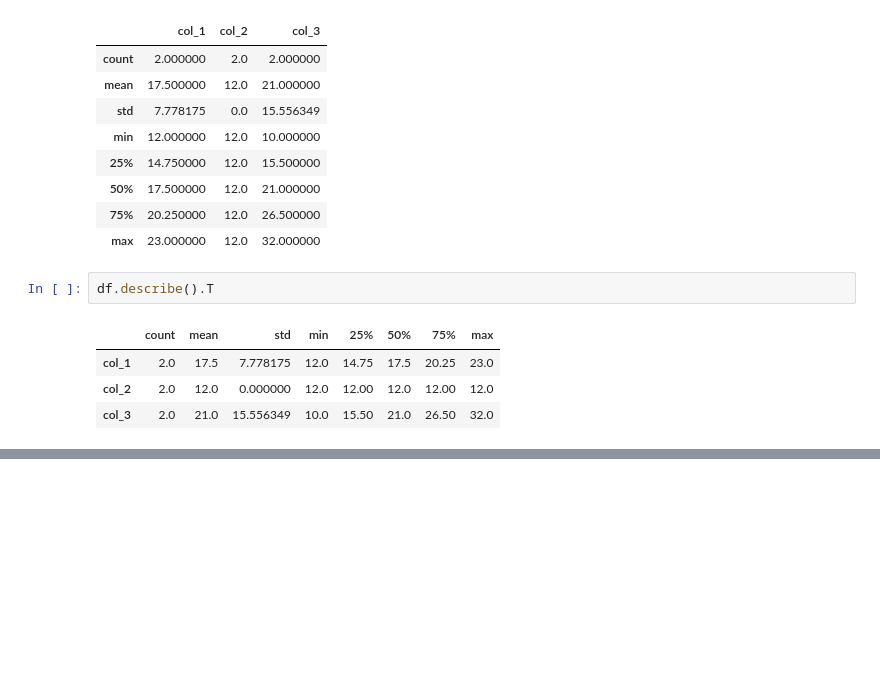
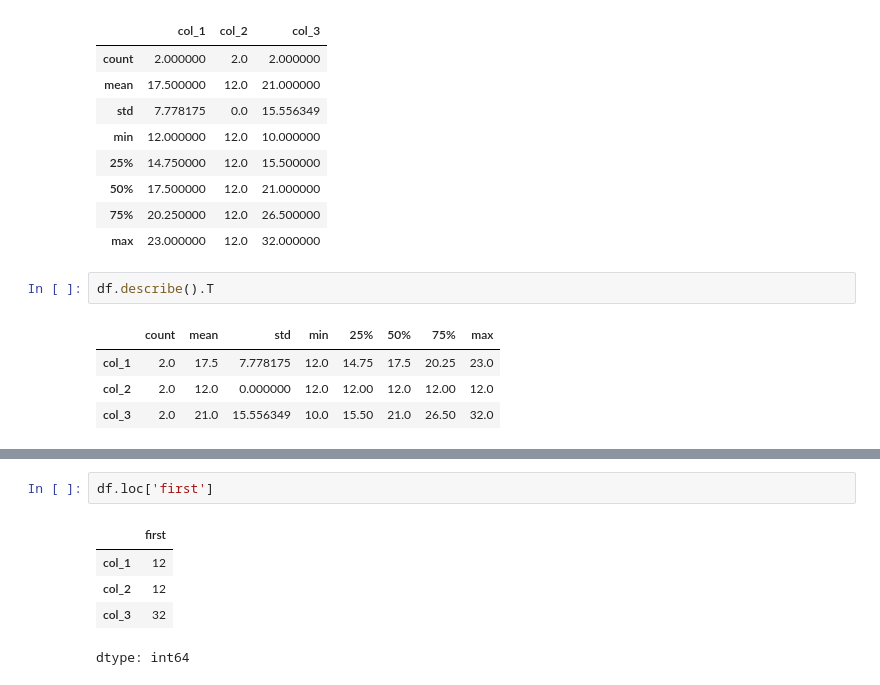
Before and after one commit to sebakrys/data-science-bootcamp-A-Z, a Jupyter notebook: 04_pandas_pt1_intro.ipynb, the cells around one changed output, grey strips where cells are left out. Drawn from its saved outputs; the diff is of its cells as text; blank space fills up the shorter version.

```diff
--- a/04_pandas_pt1_intro.ipynb
+++ b/04_pandas_pt1_intro.ipynb
@@ -311,0 +367,8 @@ df.describe().T
+# %%
+df.loc['first']
+# %% [output]
+|  | first |
+| col_1 | 12 |
+| col_2 | 12 |
+| col_3 | 32 |
+dtype: int64
```
Also changed, not shown: parts of 12 cells of this notebook.
